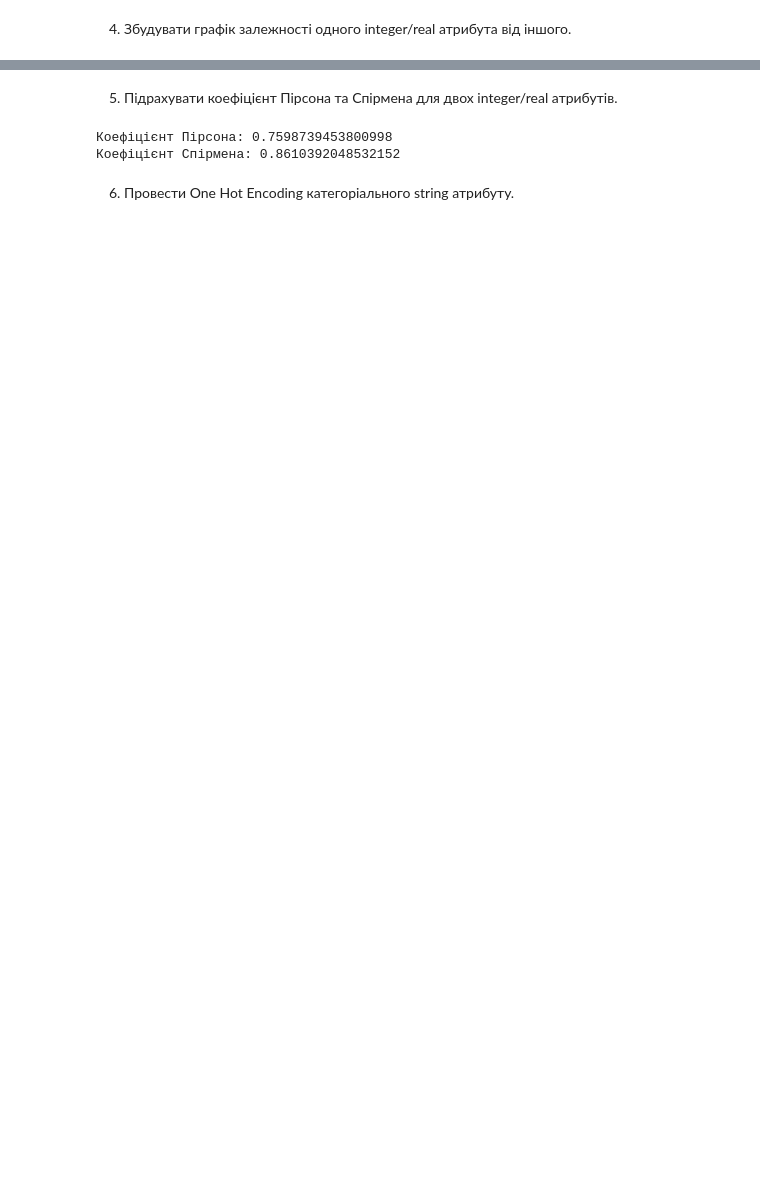
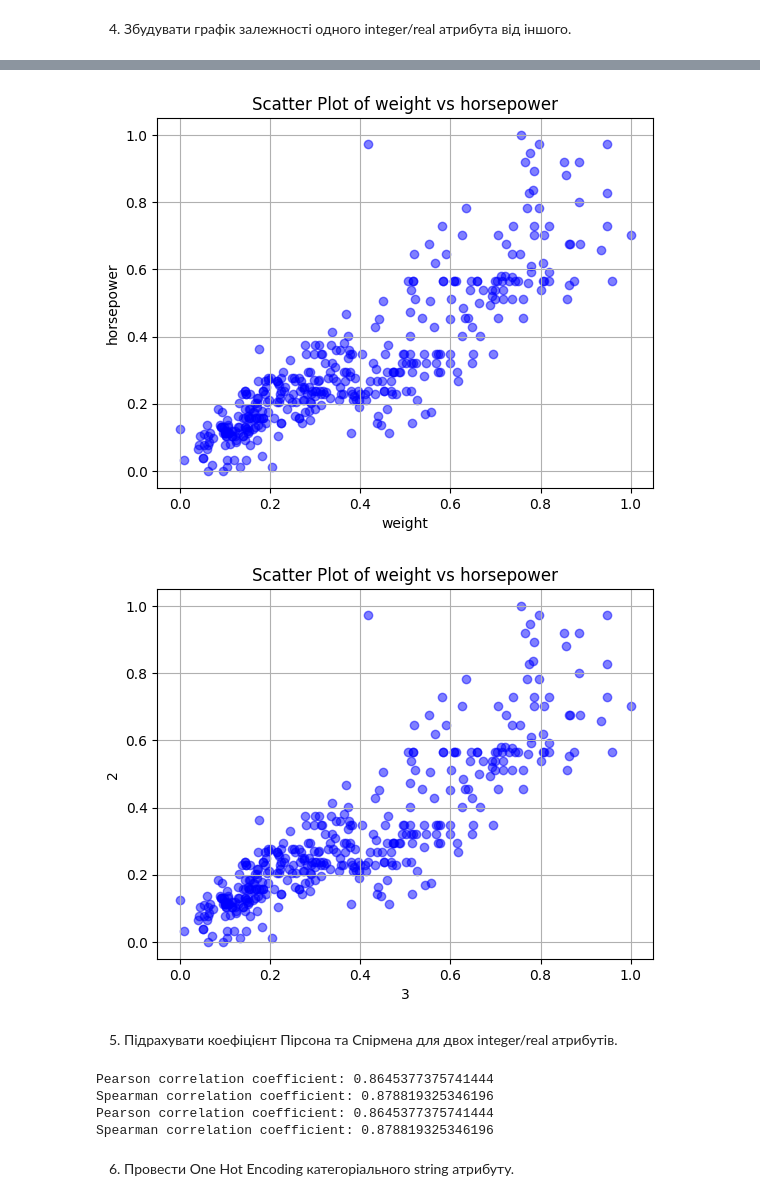
Before and after one commit to BlackWebster17/DataAnalysis, a Jupyter notebook: ADlab4.ipynb, the cells around one changed output, grey strips where cells are left out. Cells and saved outputs as stored; diff of their text form; code cells hidden in the pictures; blank space fills up the shorter version.

```diff
--- a/ADlab4.ipynb
+++ b/ADlab4.ipynb
@@ -410,18 +439,56 @@ plt.show()
+# %%
+x_attribute = 'weight'
+y_attribute = 'horsepower'
+
+plt.scatter(auto_mpg_df[x_attribute], auto_mpg_df[y_attribute], color='blue', alpha=0.5)
+plt.xlabel(x_attribute)
+plt.ylabel(y_attribute)
+plt.title(f'Scatter Plot of {x_attribute} vs {y_attribute}')
+plt.grid(True)
+plt.show()
+
+x_attribute = 3
+y_attribute = 2
+
+plt.scatter(auto_mpg_np[:, x_attribute], auto_mpg_np[:, y_attribute], color='blue', alpha=0.5)
+plt.xlabel(x_attribute)
+plt.ylabel(y_attribute)
+plt.title(f'Scatter Plot of weight vs horsepower')
+plt.grid(True)
+plt.show()
+# %% [output]
+[figure, added]
+[figure, added]
 # %% [markdown]
 5. Підрахувати коефіцієнт Пірсона та Спірмена для двох integer/real
 атрибутів.
-# %%
-variable_1 = 'price'
-variable_2 = 'horsepower'
-
-pearson = automobile_df[variable_1].corr(automobile_df[variable_2])
-spearman = automobile_df[variable_1].corr(automobile_df[variable_2], method='spearman')
-
-print(f"Коефіцієнт Пірсона: {pearson}")
-print(f"Коефіцієнт Спірмена: {spearman}")
-# %% [output]
-Коефіцієнт Пірсона: 0.7598739453800998
-Коефіцієнт Спірмена: 0.8610392048532152
+# %%
+attribute1 = 'weight'
+attribute2 = 'horsepower'
+
+x = auto_mpg_df[attribute1]
+y = auto_mpg_df[attribute2]
+
+pearson_corr, _ = pearsonr(x, y)
+spearman_corr, _ = spearmanr(x, y)
+
+print(f"Pearson correlation coefficient: {pearson_corr}")
+print(f"Spearman correlation coefficient: {spearman_corr}")
+
+
+x = auto_mpg_np[:, 3]
+y = auto_mpg_np[:, 2]
+
+pearson_corr, _ = pearsonr(x, y)
+spearman_corr, _ = spearmanr(x, y)
+
+print(f"Pearson correlation coefficient: {pearson_corr}")
+print(f"Spearman correlation coefficient: {spearman_corr}")
+# %% [output]
+Pearson correlation coefficient: 0.8645377375741444
+Spearman correlation coefficient: 0.878819325346196
+Pearson correlation coefficient: 0.8645377375741444
+Spearman correlation coefficient: 0.878819325346196
 # %% [markdown]
 6. Провести One Hot Encoding категоріального string атрибуту.
 # %%
```
Also changed, not shown: parts of 19 cells of this notebook.
